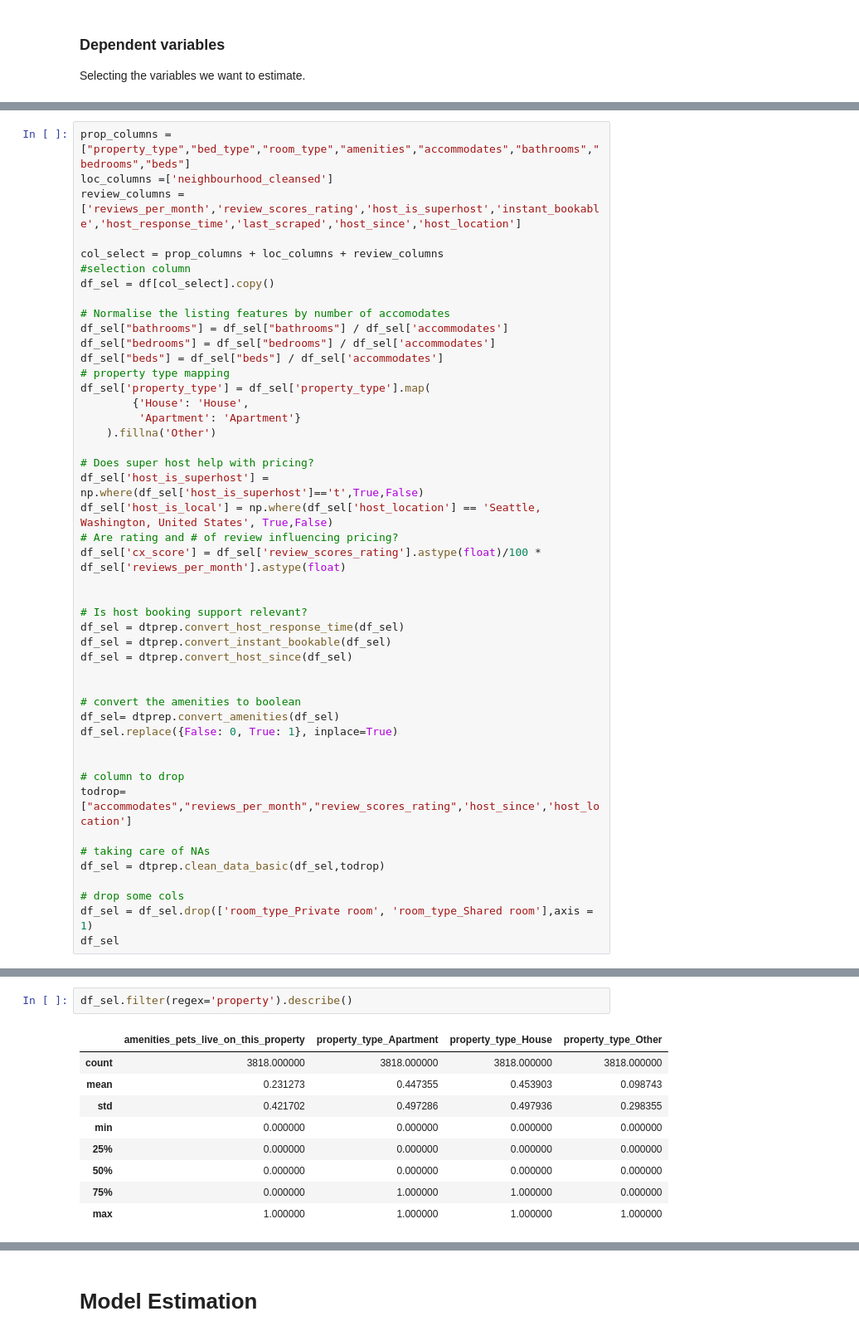
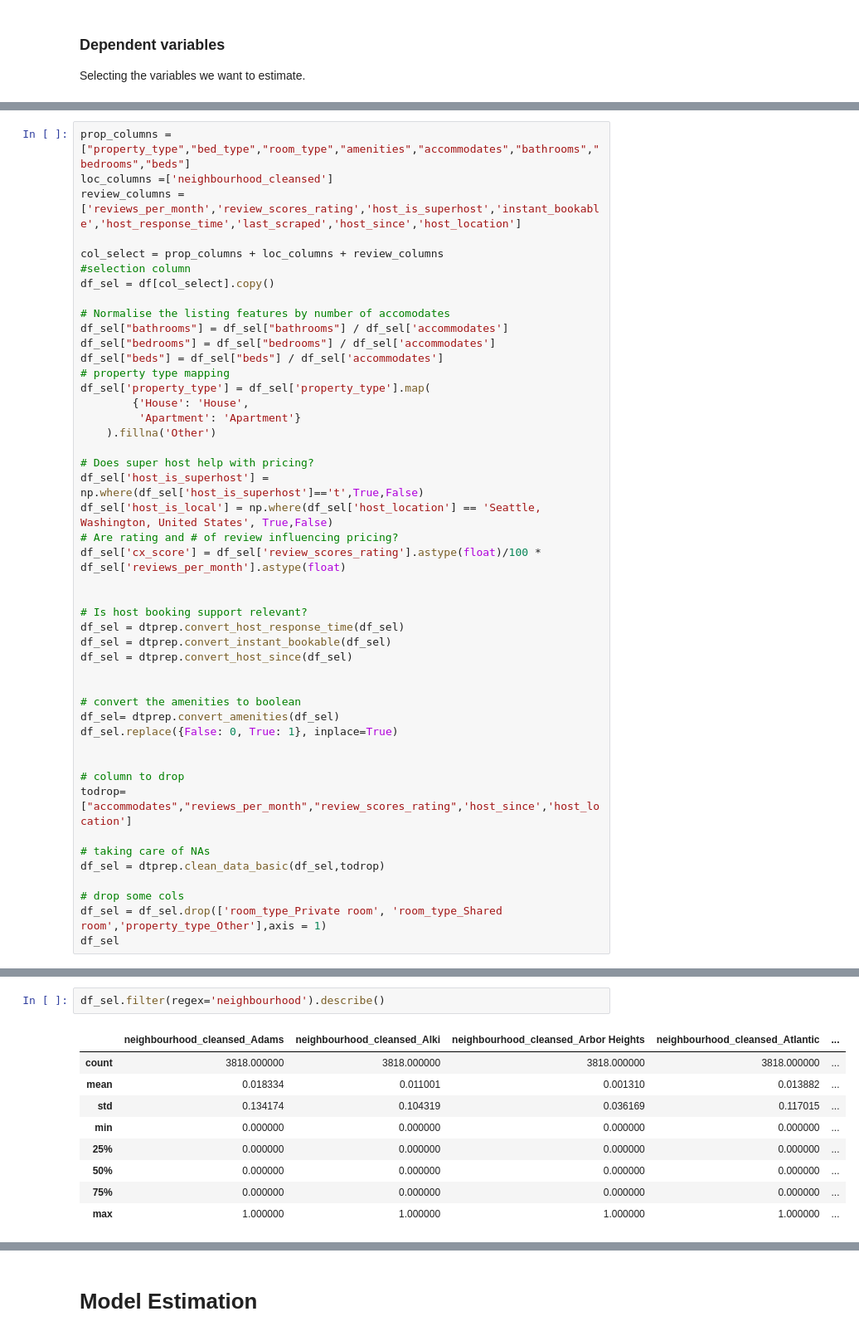
Before and after one commit to aeusepi/AirBnB_Project, a Jupyter notebook: AirBnbSeattle.ipynb, the cells around one changed output, grey strips where cells are left out. Shown at 83% size. Cells and saved outputs as stored; diff of their text form.

```diff
--- a/AirBnbSeattle.ipynb
+++ b/AirBnbSeattle.ipynb
@@ -417,7 +405,7 @@ todrop= ["accommodates","reviews_per_month","review_scores_rating",'host_since',
 df_sel = dtprep.clean_data_basic(df_sel,todrop)
 
 # drop some cols
-df_sel = df_sel.drop(['room_type_Private room', 'room_type_Shared room'],axis = 1)
+df_sel = df_sel.drop(['room_type_Private room', 'room_type_Shared room','property_type_Other'],axis = 1)
 df_sel
 # %% [output]
 |  | bathrooms | bedrooms | beds | host_is_superhost | instant_bookable | host_response_time | host_is_local | ... |
@@ -436,12 +424,12 @@ df_sel
 # %%
-df_sel.filter(regex='property').describe()
+df_sel.filter(regex='neighbourhood').describe()
 # %% [output]
-|  | amenities_pets_live_on_this_property | property_type_Apartment | property_type_House | property_type_Other |
-| count | 3818.000000 | 3818.000000 | 3818.000000 | 3818.000000 |
-| mean | 0.231273 | 0.447355 | 0.453903 | 0.098743 |
-| std | 0.421702 | 0.497286 | 0.497936 | 0.298355 |
-| min | 0.000000 | 0.000000 | 0.000000 | 0.000000 |
-| 25% | 0.000000 | 0.000000 | 0.000000 | 0.000000 |
-| 50% | 0.000000 | 0.000000 | 0.000000 | 0.000000 |
-| 75% | 0.000000 | 1.000000 | 1.000000 | 0.000000 |
-| max | 1.000000 | 1.000000 | 1.000000 | 1.000000 |
+|  | neighbourhood_cleansed_Adams | neighbourhood_cleansed_Alki | neighbourhood_cleansed_Arbor Heights | neighbourhood_cleansed_Atlantic | ... |
+| count | 3818.000000 | 3818.000000 | 3818.000000 | 3818.000000 | ... |
+| mean | 0.018334 | 0.011001 | 0.001310 | 0.013882 | ... |
+| std | 0.134174 | 0.104319 | 0.036169 | 0.117015 | ... |
+| min | 0.000000 | 0.000000 | 0.000000 | 0.000000 | ... |
+| 25% | 0.000000 | 0.000000 | 0.000000 | 0.000000 | ... |
+| 50% | 0.000000 | 0.000000 | 0.000000 | 0.000000 | ... |
+| 75% | 0.000000 | 0.000000 | 0.000000 | 0.000000 | ... |
+| max | 1.000000 | 1.000000 | 1.000000 | 1.000000 | ... |
```
Also changed, not shown: parts of 8 cells of this notebook.
